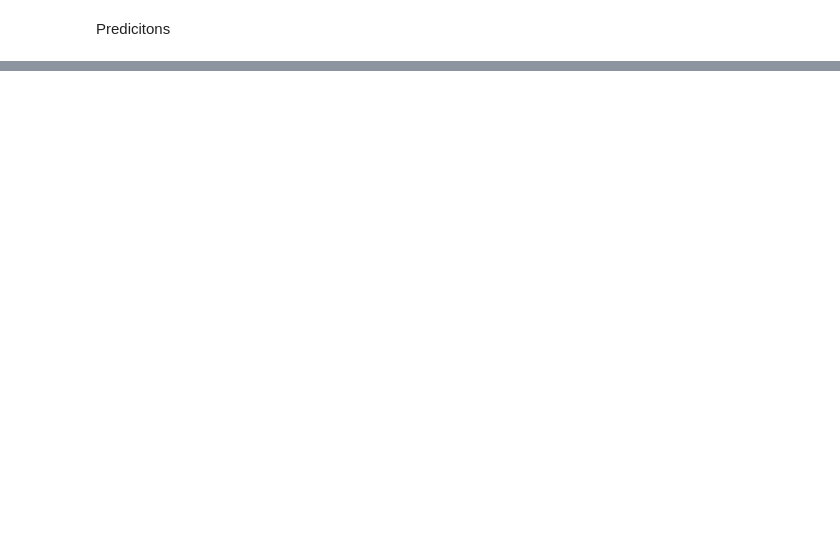
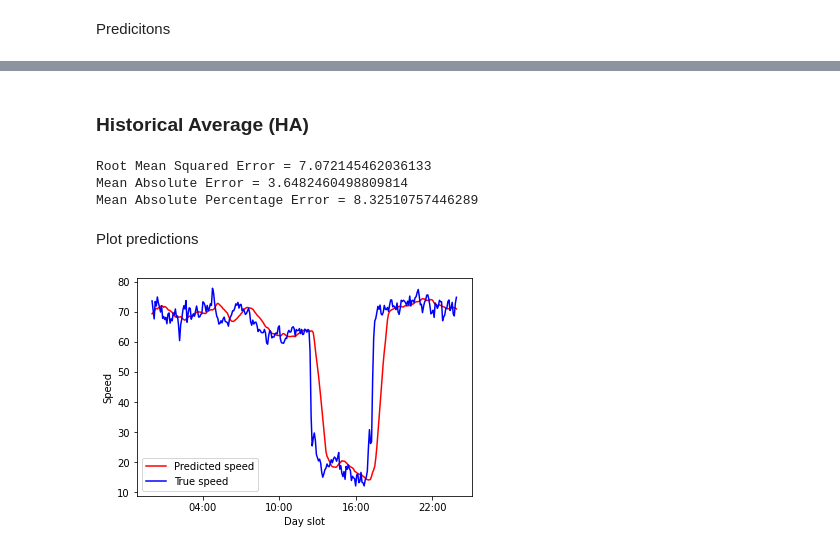
Before and after one commit to CristianBold4/LfN_project, a Jupyter notebook: NaivePredictors/TrafficRegressionPredictions.ipynb, the cells around one changed output, grey strips where cells are left out. Cells and saved outputs as stored; diff of their text form; code cells hidden in the pictures; blank space fills up the shorter version.

```diff
--- a/NaivePredictors/TrafficRegressionPredictions.ipynb
+++ b/NaivePredictors/TrafficRegressionPredictions.ipynb
@@ -242,3 +214,8 @@ files.download('/content/FNNtraffic.h5')
 # %% [output]
 [interactive output not drawn]
 [interactive output not drawn]
+# %% [markdown]
+### Historical Average (HA)
+# %%
+M = 12
+H = 3
@@ -244,0 +236,43 @@ files.download('/content/FNNtraffic.h5')
+# %%
+#format data
+X_set, Y_set = format_data(dataset, M, H)
+
+#compute predictions
+pred = np.mean(X_set, axis=1)
+# %%
+#print metrics
+rmse = keras.metrics.RootMeanSquaredError()
+rmse.update_state(pred, Y_set)
+
+mae = keras.metrics.MeanAbsoluteError()
+mae.update_state(pred, Y_set)
+
+mape = keras.metrics.MeanAbsolutePercentageError()
+mape.update_state(pred, Y_set)
+
+print(f'Root Mean Squared Error = {float(rmse.result())}')
+print(f'Mean Absolute Error = {float(mae.result())}')
+print(f'Mean Absolute Percentage Error = {float(mape.result())}')
+# %% [output]
+Root Mean Squared Error = 7.072145462036133
+Mean Absolute Error = 3.6482460498809814
+Mean Absolute Percentage Error = 8.32510757446289
+# %% [markdown]
+Plot predictions
+# %%
+day = np.arange(day_size).tolist()
+
+sensor_n = 1
+
+l1, = plt.plot(day, pred[:day_size, sensor_n], color='red')
+l2, = plt.plot(day, Y_set[:day_size, sensor_n], color='blue')
+
+plt.legend((l1, l2), ['Predicted speed', 'True speed'])
+
+plt.xlabel('Day slot')
+plt.ylabel('Speed')
+plt.xticks(np.arange(min(day) + 4*12, max(day) + 2, 6*12), labels=('04:00', '10:00', '16:00', '22:00'))
+
+plt.show()
+# %% [output]
+[figure, added]
```
Also changed, not shown: parts of 14 cells of this notebook, 1 other file.
